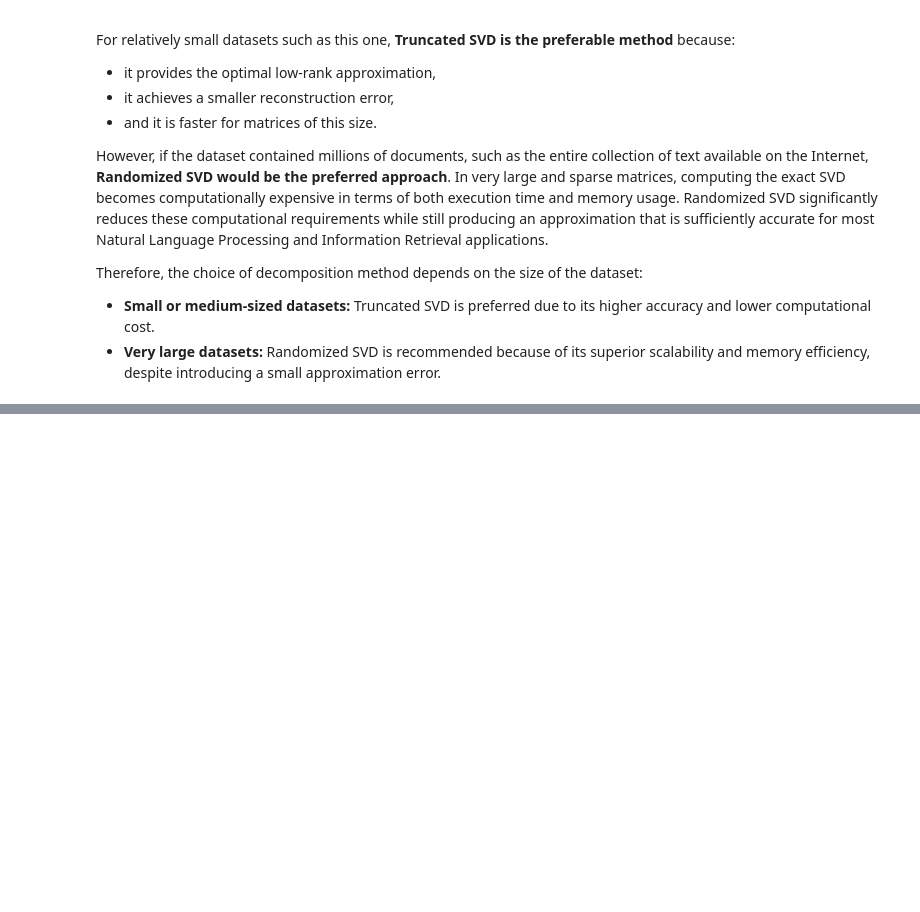
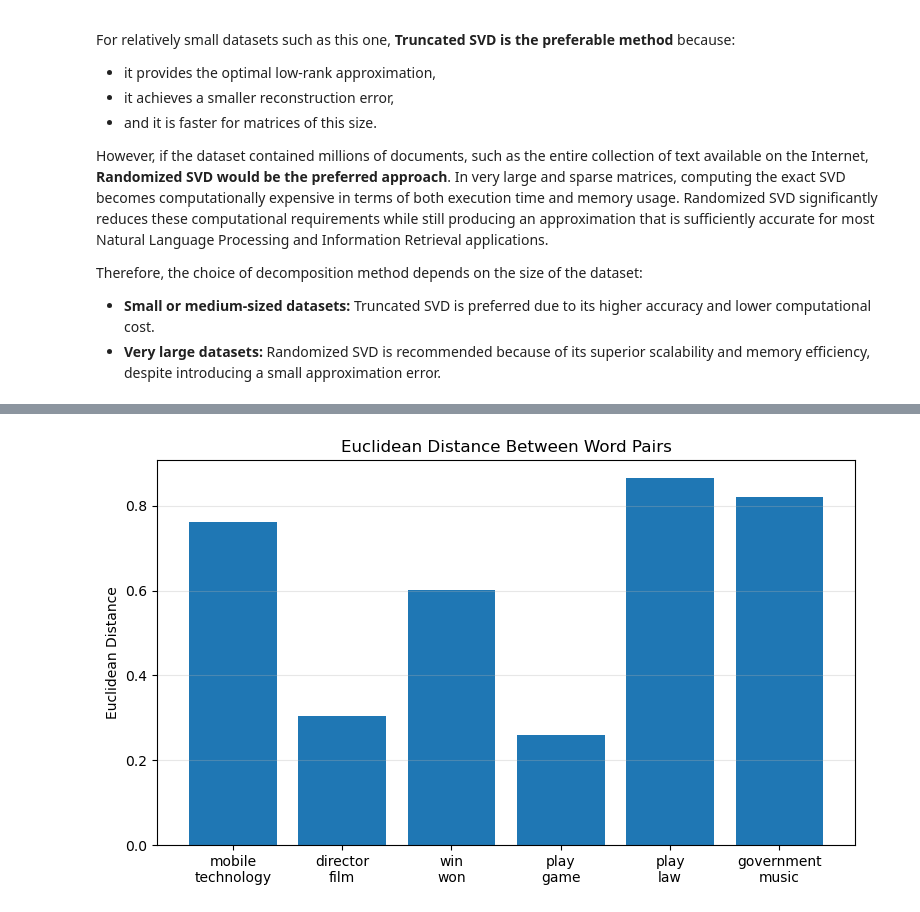
Before and after one commit to Bardiya-basafa/LSA, a Jupyter notebook: code.ipynb, the cells around one changed output, grey strips where cells are left out. Cells and saved outputs as stored; diff of their text form; code cells hidden in the pictures; blank space fills up the shorter version.

```diff
--- a/code.ipynb
+++ b/code.ipynb
@@ -1832,0 +2166,25 @@ Therefore, the choice of decomposition method depends on the size of the dataset
+# %%
+plt.figure(figsize=(9,5))
+
+plt.bar(
+    range(len(similarity_df)),
+    similarity_df["Euclidean Distance"]
+)
+
+plt.xticks(
+    range(len(similarity_df)),
+    [
+        f"{a}\n{b}"
+        for a,b in word_pairs
+    ]
+)
+
+plt.ylabel("Euclidean Distance")
+
+plt.title("Euclidean Distance Between Word Pairs")
+
+plt.grid(axis="y", alpha=0.3)
+
+plt.show()
+# %% [output]
+[figure, added]
```
Also changed, not shown: parts of 25 cells of this notebook, 1 other file.
